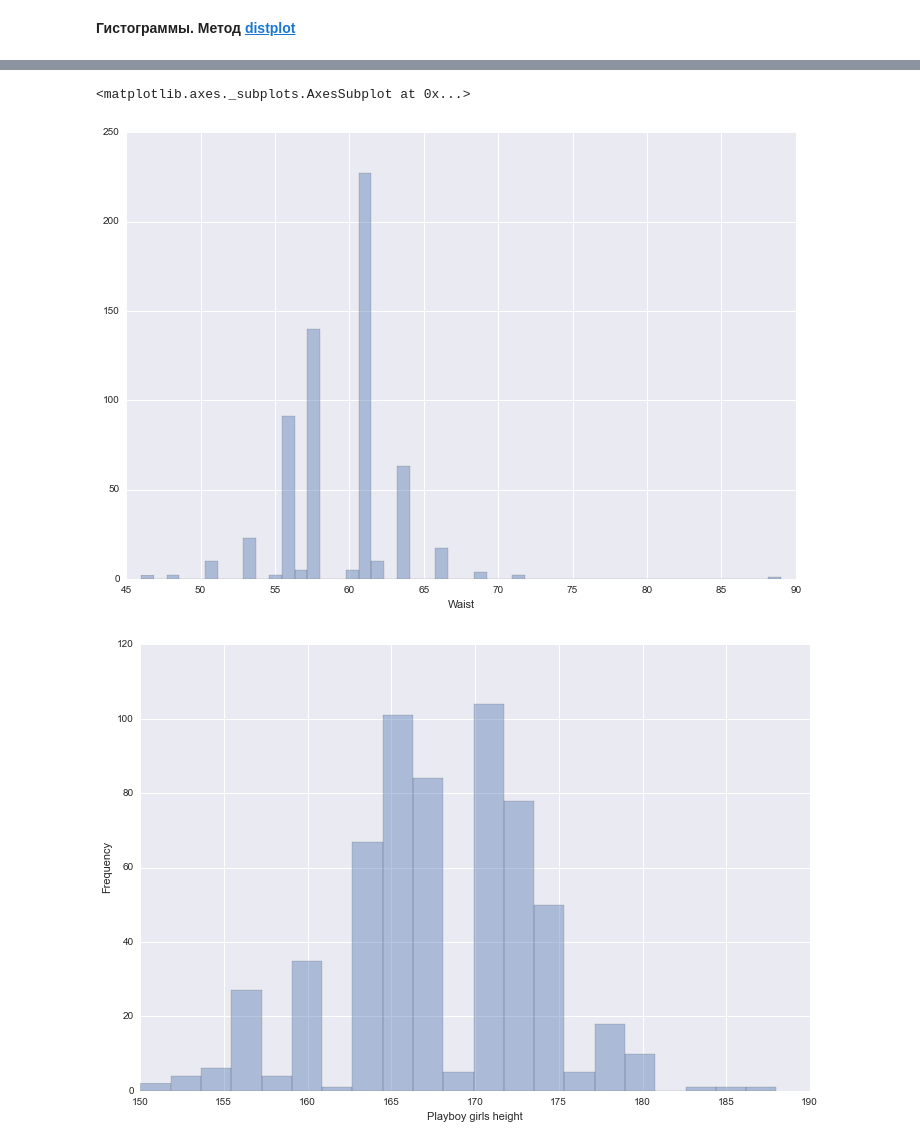
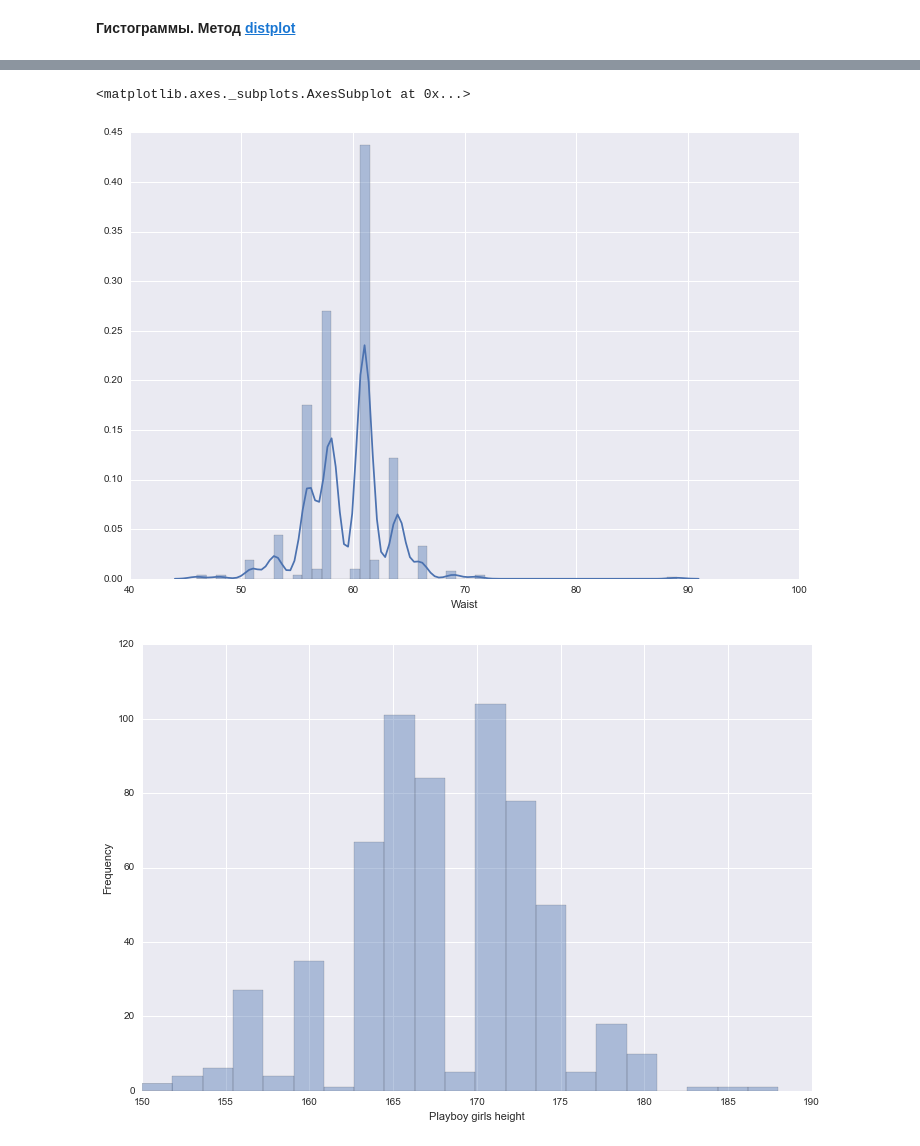
Before and after one commit to Visyulin/FROM-HSE-DM-ML, a Jupyter notebook: notebooks/lesson02_libraries_and_math/lesson2_part6_seaborn_example.ipynb, the cells around one changed output, grey strips where cells are left out. Saved outputs shown, nothing was run; the diff lists cells and outputs as text; code cells hidden in the pictures.

```diff
--- a/notebooks/lesson02_libraries_and_math/lesson2_part6_seaborn_example.ipynb
+++ b/notebooks/lesson02_libraries_and_math/lesson2_part6_seaborn_example.ipynb
@@ -47,8 +67,8 @@ girls.head(10)
 # %%
-sns.distplot(girls['Waist'], kde=False)
+sns.distplot(girls['Waist'], kde=True)
 # %% [output]
 <matplotlib.axes._subplots.AxesSubplot at 0x...>
-[figure, old version]
+[figure, new version]
 # %%
 sns.distplot(girls['Height'], kde=False)
 sns.axlabel('Playboy girls height', 'Frequency')
```
Also changed, not shown: parts of 2 cells of this notebook, 6 other files.
